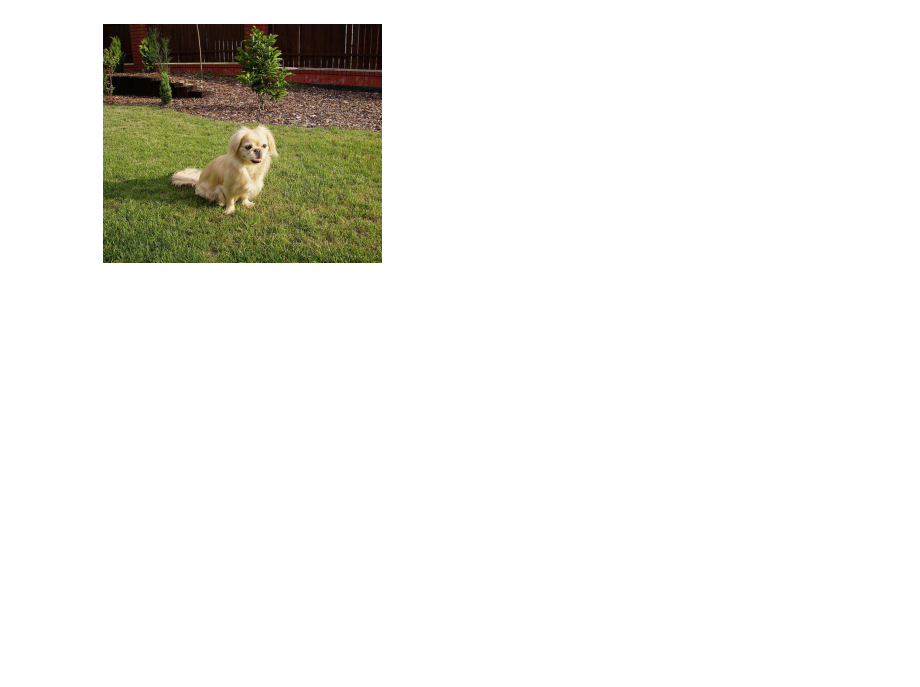
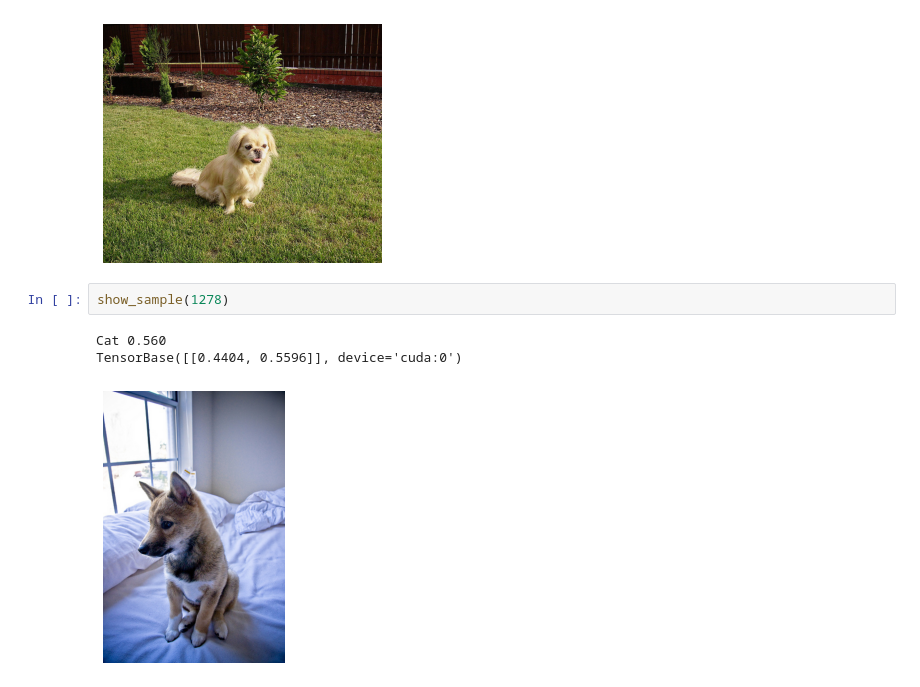
Before and after one commit to lukexyz/crystal-ball, a Jupyter notebook: nbs/02_controller.ipynb, the cells around one changed output. Cells and saved outputs as stored; diff of their text form; blank space fills up the shorter version.

```diff
--- a/nbs/02_controller.ipynb
+++ b/nbs/02_controller.ipynb
@@ -165,3 +119,9 @@ show_sample(13)
 Dog 1.000
 TensorBase([[    1.0000,     0.0000]], device='cuda:0')
 [figure]
+# %%
+show_sample(1278)
+# %% [output]
+Cat 0.560
+TensorBase([[0.4404, 0.5596]], device='cuda:0')
+[figure, added]
```
Also changed, not shown: parts of 17 cells of this notebook.
